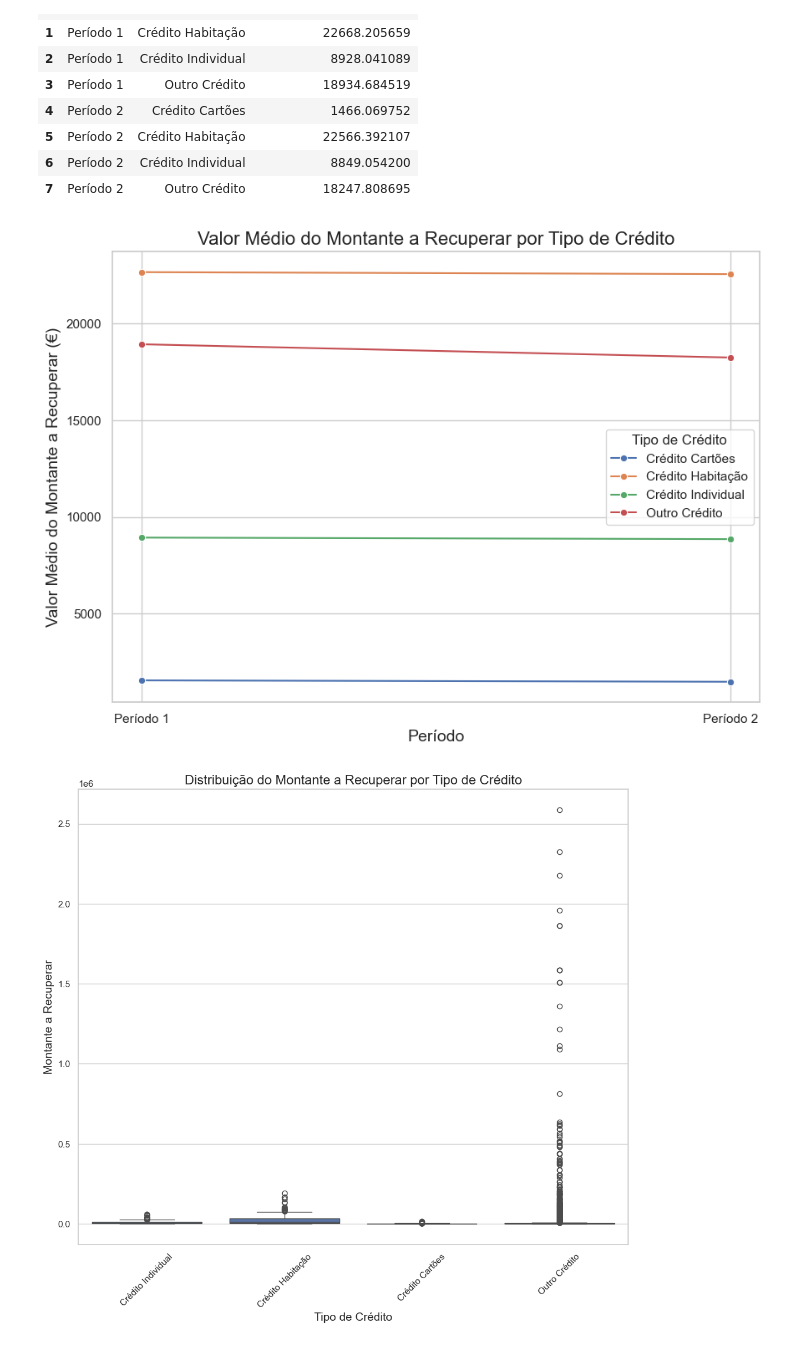
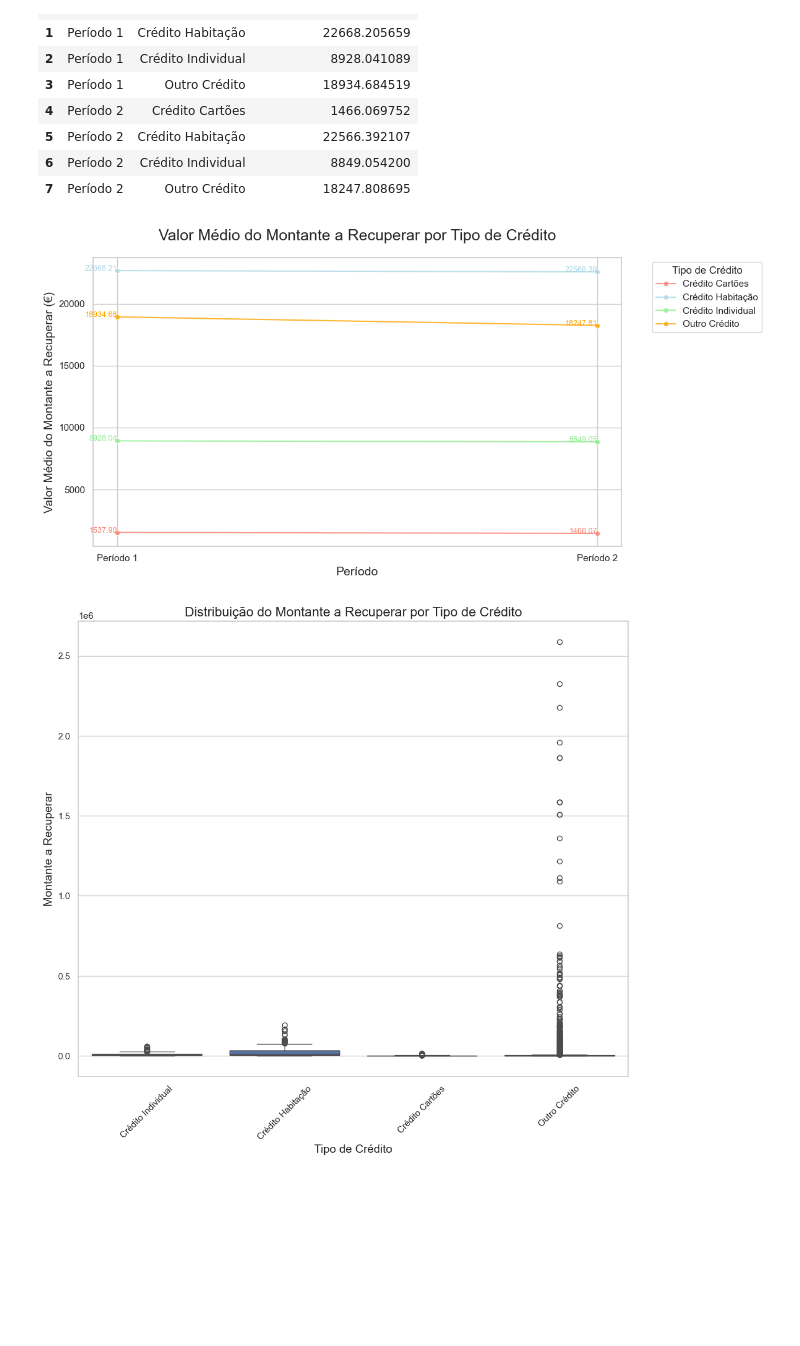
Before and after one commit to bruna-barbosa/analise-recuperacao-credito, a Jupyter notebook: analise.ipynb, the cells around one changed output. Drawn from its saved outputs; the diff is of its cells as text; code cells hidden in the pictures; blank space fills up the shorter version.

```diff
--- a/analise.ipynb
+++ b/analise.ipynb
@@ -325,22 +325,45 @@ media_por_contrato
 | 6 | Período 2 | Crédito Individual | 8849.054200 |
 | 7 | Período 2 | Outro Crédito | 18247.808695 |
 # %%
-# Definir o estilo do gráfico
+# Define the color palette
+palette = ['salmon', 'lightblue', 'lightgreen', 'orange']
+
+# Set the style of the plot
 sns.set(style="whitegrid")
 
-# Criar o gráfico de linhas
-plt.figure(figsize=(10, 7))
-sns.lineplot(x='Período', y='Montante a Recuperar', hue='Tipo de Crédito', data=media_por_contrato, marker='o')
+# Create the line plot
+plt.figure(figsize=(12, 6))
+lineplot = sns.lineplot(
+    x='Período',
+    y='Montante a Recuperar',
+    hue='Tipo de Crédito',
+    data=media_por_contrato,
+    marker='o',
+    markersize=6,  # Smaller marker size
+    alpha=0.8,  # Slight transparency
+    palette=palette
+)
 
-# Definir título e rótulos
-plt.title('Valor Médio do Montante a Recuperar por Tipo de Crédito', fontsize=16)
+# Add data labels for each point
+for line in lineplot.get_lines():
+    for x_point, y_point in zip(line.get_xdata(), line.get_ydata()):
+        lineplot.text(x_point, y_point, f'{y_point:.2f}', ha='right', fontsize=9, color=line.get_color())
+
+# Set title and labels
+plt.title('Valor Médio do Montante a Recuperar por Tipo de Crédito', fontsize=18, pad=20)
 plt.xlabel('Período', fontsize=14)
 plt.ylabel('Valor Médio do Montante a Recuperar (€)', fontsize=14)
 
-# Exibir o gráfico
+# Position the legend outside the plot for clarity
+plt.legend(title='Tipo de Crédito', bbox_to_anchor=(1.05, 1), loc='upper left')
+
+# Adjust layout
+plt.tight_layout()
+
+# Show the plot
 plt.show()
 # %% [output]
-[figure, old version]
+[figure, new version]
 # %%
 # Definir o estilo do gráfico
 sns.set(style="whitegrid")
```
Also changed, not shown: parts of 1 cell of this notebook.
